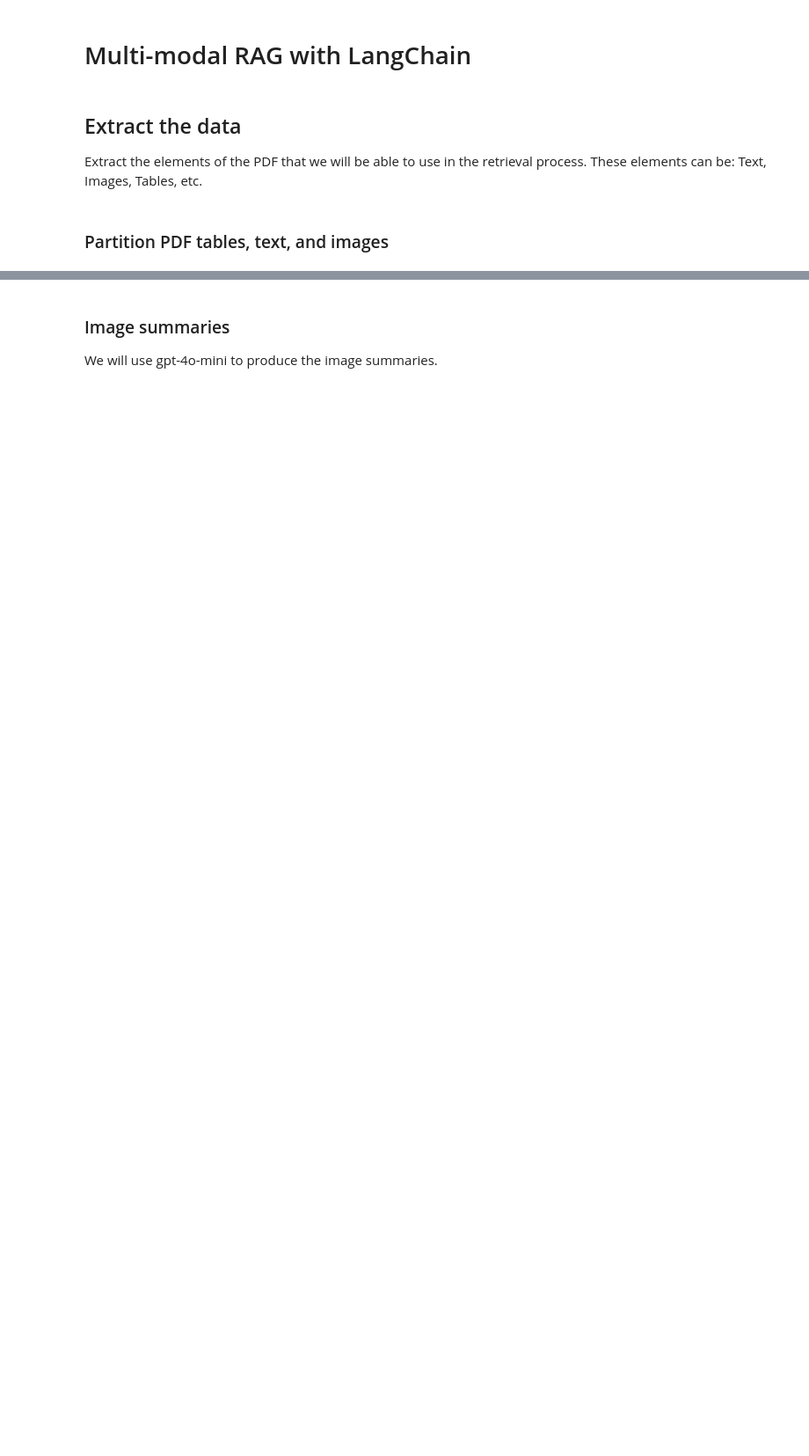
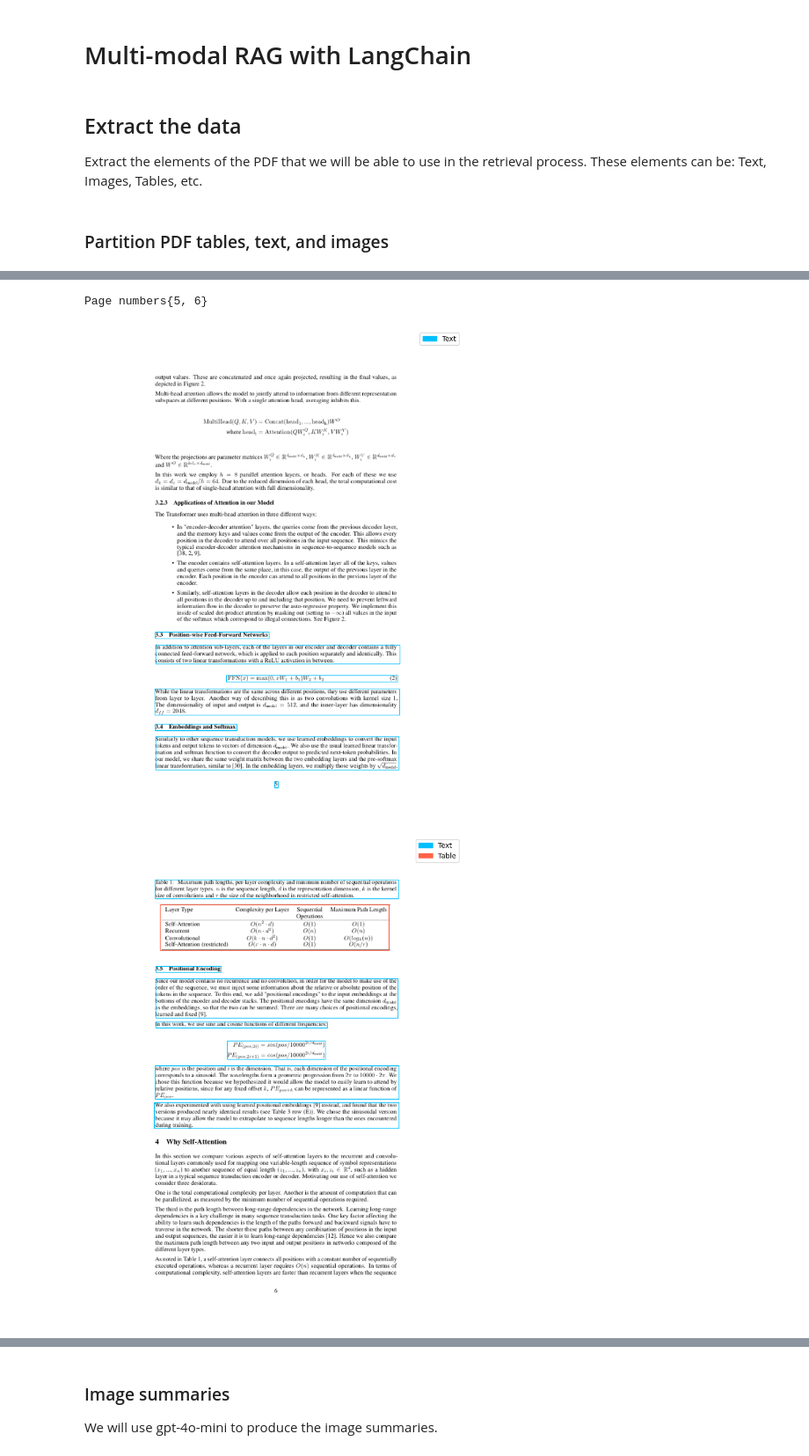
Before and after one commit to ravikothari510/mutisource-pdf-query, a Jupyter notebook: langchain-multimodal.ipynb, the cells around one changed output, grey strips where cells are left out. Shown at 88% size. Saved outputs shown, nothing was run; the diff lists cells and outputs as text; code cells hidden in the pictures; blank space fills up the shorter version.

```diff
--- a/langchain-multimodal.ipynb
+++ b/langchain-multimodal.ipynb
@@ -57,11 +145,0 @@ chunk_images[0].to_dict()
-# %%
-# separate tables from texts
-tables = []
-texts = []
-
-for chunk in chunks:
-    if "Table" in str(type(chunk)):
-        tables.append(chunk)
-
-    if "CompositeElement" in str(type((chunk))):
-        texts.append(chunk)
@@ -96 +270,7 @@ display_base64_image(images[0])
+# %%
+display_chunk(chunks[5])
+# %% [output]
+Page numbers{5, 6}
+[figure, added]
+[figure, added]
 # %% [markdown]
```
Also changed, not shown: parts of 37 cells of this notebook, 13 other files.
